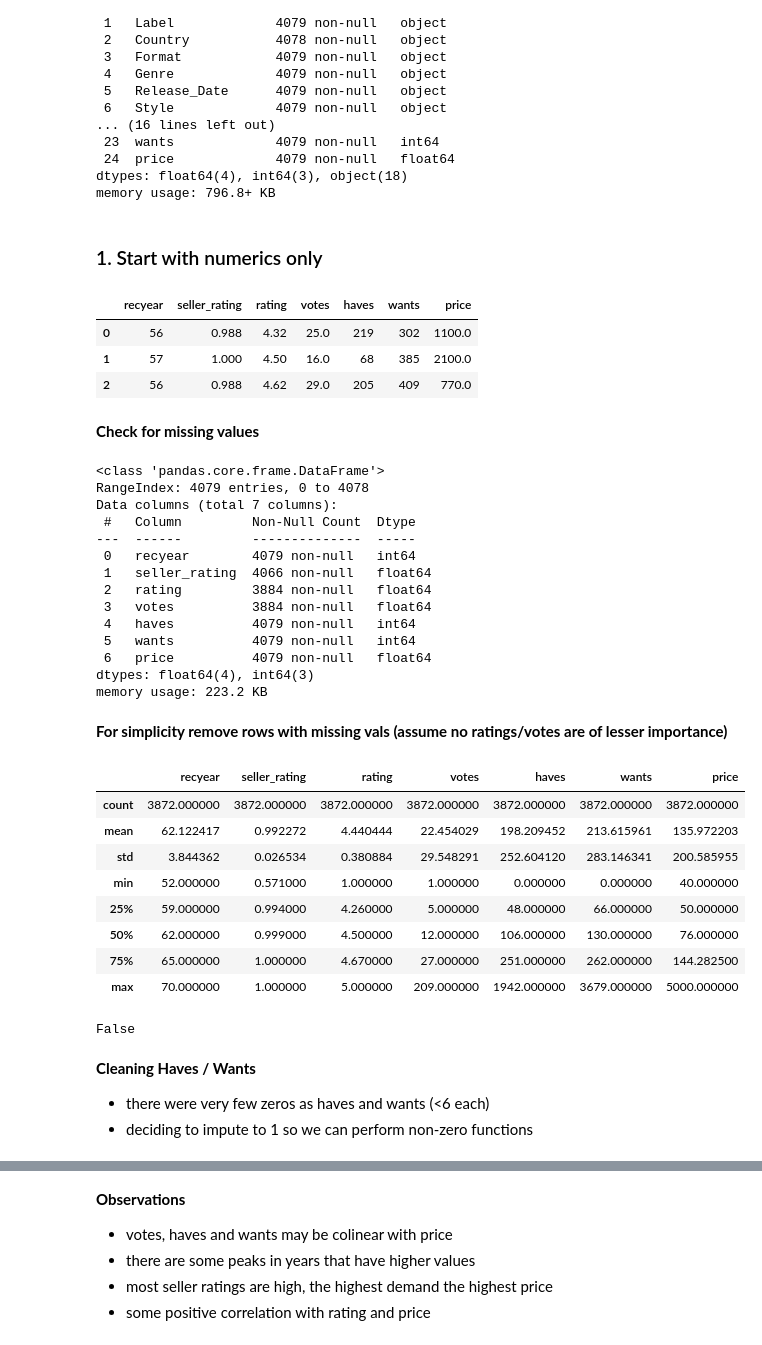
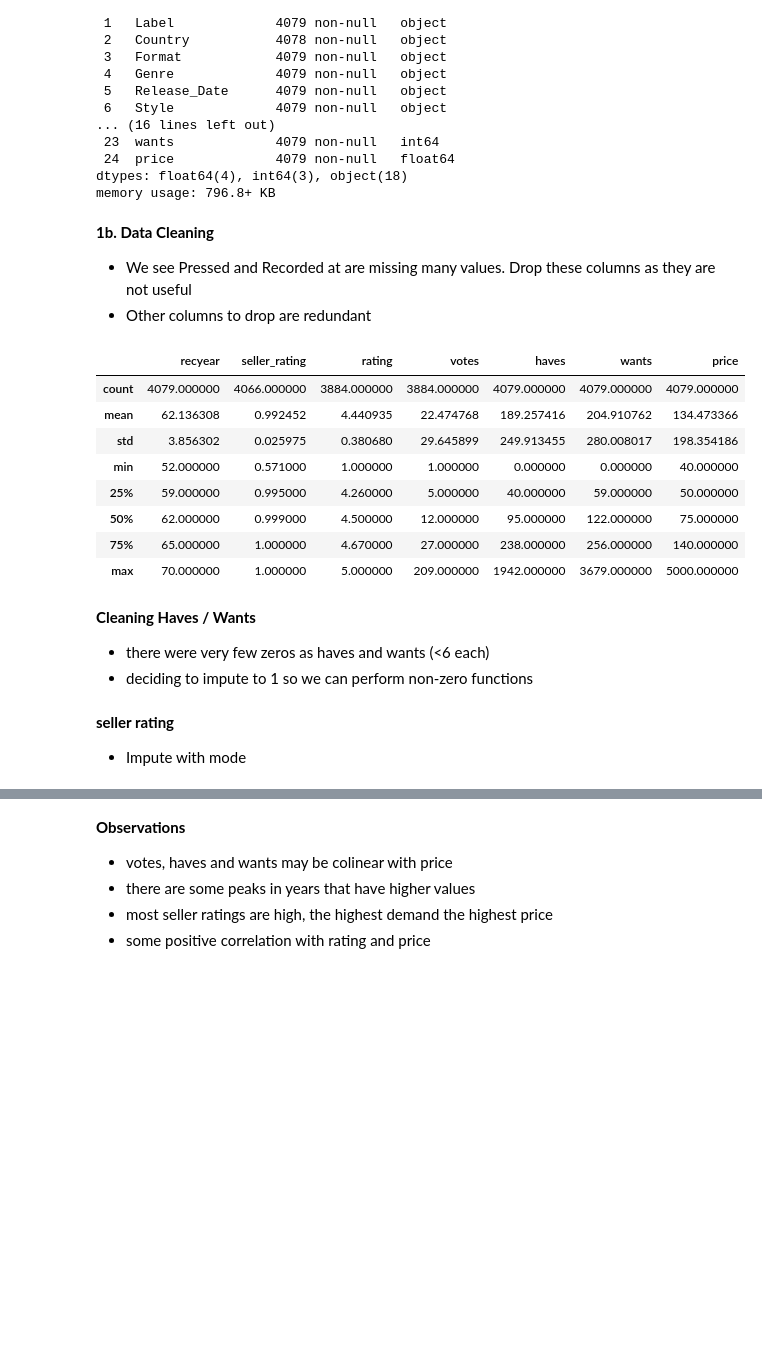
Before and after one commit to chan-chris/Metis_proj2, a Jupyter notebook: pgms/03_analysis.ipynb, the cells around one changed output, grey strips where cells are left out. Cells and saved outputs as stored; diff of their text form; code cells hidden in the pictures; blank space fills up the shorter version.

```diff
--- a/pgms/03_analysis.ipynb
+++ b/pgms/03_analysis.ipynb
@@ -57,36 +63,3 @@ Data columns (total 25 columns):
  24  price             4079 non-null   float64
 dtypes: float64(4), int64(3), object(18)
 memory usage: 796.8+ KB
-# %% [markdown]
-### 1. Start with numerics only
-# %%
-#simple cleaning
-#df = df.replace('?', np.NaN).dropna().reset_index(drop=True)
-df_recn = df.select_dtypes(exclude=['object']).copy()
-df_recn.head(3)
-# %% [output]
-|  | recyear | seller_rating | rating | votes | haves | wants | price |
-| 0 | 56 | 0.988 | 4.32 | 25.0 | 219 | 302 | 1100.0 |
-| 1 | 57 | 1.000 | 4.50 | 16.0 | 68 | 385 | 2100.0 |
-| 2 | 56 | 0.988 | 4.62 | 29.0 | 205 | 409 | 770.0 |
-# %% [markdown]
-**Check for missing values**
-# %%
-df_recn.info()
-# %% [output]
-<class 'pandas.core.frame.DataFrame'>
-RangeIndex: 4079 entries, 0 to 4078
-Data columns (total 7 columns):
- #   Column         Non-Null Count  Dtype
----  ------         --------------  -----
- 0   recyear        4079 non-null   int64
- 1   seller_rating  4066 non-null   float64
- 2   rating         3884 non-null   float64
- 3   votes          3884 non-null   float64
- 4   haves          4079 non-null   int64
- 5   wants          4079 non-null   int64
- 6   price          4079 non-null   float64
-dtypes: float64(4), int64(3)
-memory usage: 223.2 KB
-# %% [markdown]
-**For simplicity remove rows with missing vals (assume no ratings/votes are of lesser importance)**
@@ -95,20 +66,21 @@ df_recn.dropna(inplace=True)
+# %% [markdown]
+**1b. Data Cleaning**
+- We see Pressed and Recorded at are missing many values. Drop these columns as they are not useful
+- Other columns to drop are redundant
+# %%
+df.drop(['Recorded_at','Pressed_by','Seller_Rating','Media_Condition','Sleeve_Condition'], axis=1, inplace=True)
 # %%
-df_recn.describe()
+df.describe()
 # %% [output]
 |  | recyear | seller_rating | rating | votes | haves | wants | price |
-| count | 3872.000000 | 3872.000000 | 3872.000000 | 3872.000000 | 3872.000000 | 3872.000000 | 3872.000000 |
-| mean | 62.122417 | 0.992272 | 4.440444 | 22.454029 | 198.209452 | 213.615961 | 135.972203 |
-| std | 3.844362 | 0.026534 | 0.380884 | 29.548291 | 252.604120 | 283.146341 | 200.585955 |
+| count | 4079.000000 | 4066.000000 | 3884.000000 | 3884.000000 | 4079.000000 | 4079.000000 | 4079.000000 |
+| mean | 62.136308 | 0.992452 | 4.440935 | 22.474768 | 189.257416 | 204.910762 | 134.473366 |
+| std | 3.856302 | 0.025975 | 0.380680 | 29.645899 | 249.913455 | 280.008017 | 198.354186 |
 | min | 52.000000 | 0.571000 | 1.000000 | 1.000000 | 0.000000 | 0.000000 | 40.000000 |
-| 25% | 59.000000 | 0.994000 | 4.260000 | 5.000000 | 48.000000 | 66.000000 | 50.000000 |
-| 50% | 62.000000 | 0.999000 | 4.500000 | 12.000000 | 106.000000 | 130.000000 | 76.000000 |
-| 75% | 65.000000 | 1.000000 | 4.670000 | 27.000000 | 251.000000 | 262.000000 | 144.282500 |
+| 25% | 59.000000 | 0.995000 | 4.260000 | 5.000000 | 40.000000 | 59.000000 | 50.000000 |
+| 50% | 62.000000 | 0.999000 | 4.500000 | 12.000000 | 95.000000 | 122.000000 | 75.000000 |
+| 75% | 65.000000 | 1.000000 | 4.670000 | 27.000000 | 238.000000 | 256.000000 | 140.000000 |
 | max | 70.000000 | 1.000000 | 5.000000 | 209.000000 | 1942.000000 | 3679.000000 | 5000.000000 |
-# %%
-df_recn.isnull().values.any()
-#df_recn.isnull().sum().sum()
-# %% [output]
-False
 # %% [markdown]
 **Cleaning Haves / Wants**
 - there were very few zeros as haves and wants (<6 each)
@@ -121,0 +94,3 @@ df_recn['wants'] = np.where(wantszero ==0 , 1, wantszero).tolist()
+# %% [markdown]
+**seller rating**
+- Impute with mode
```
Also changed, not shown: parts of 29 cells of this notebook, 5 other files.
